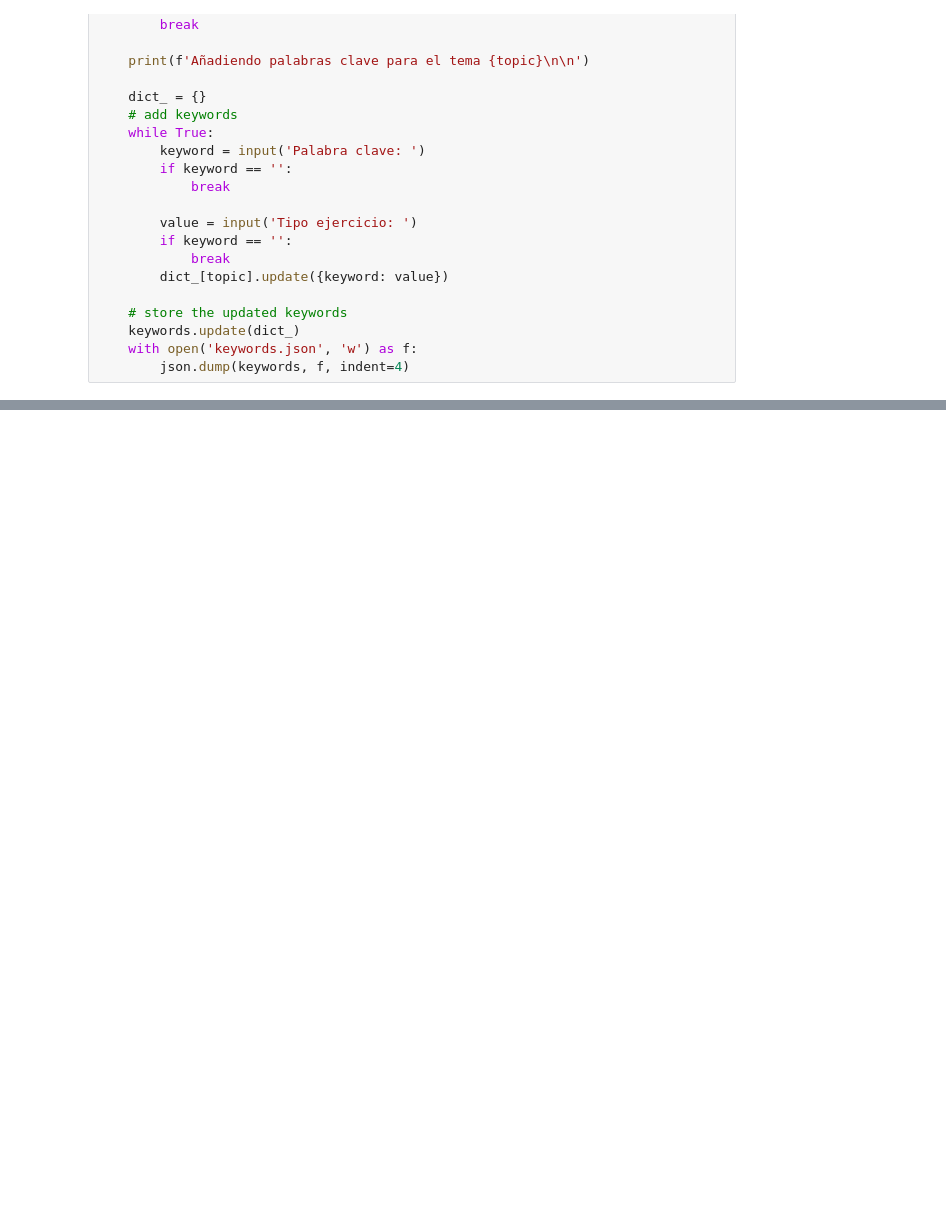
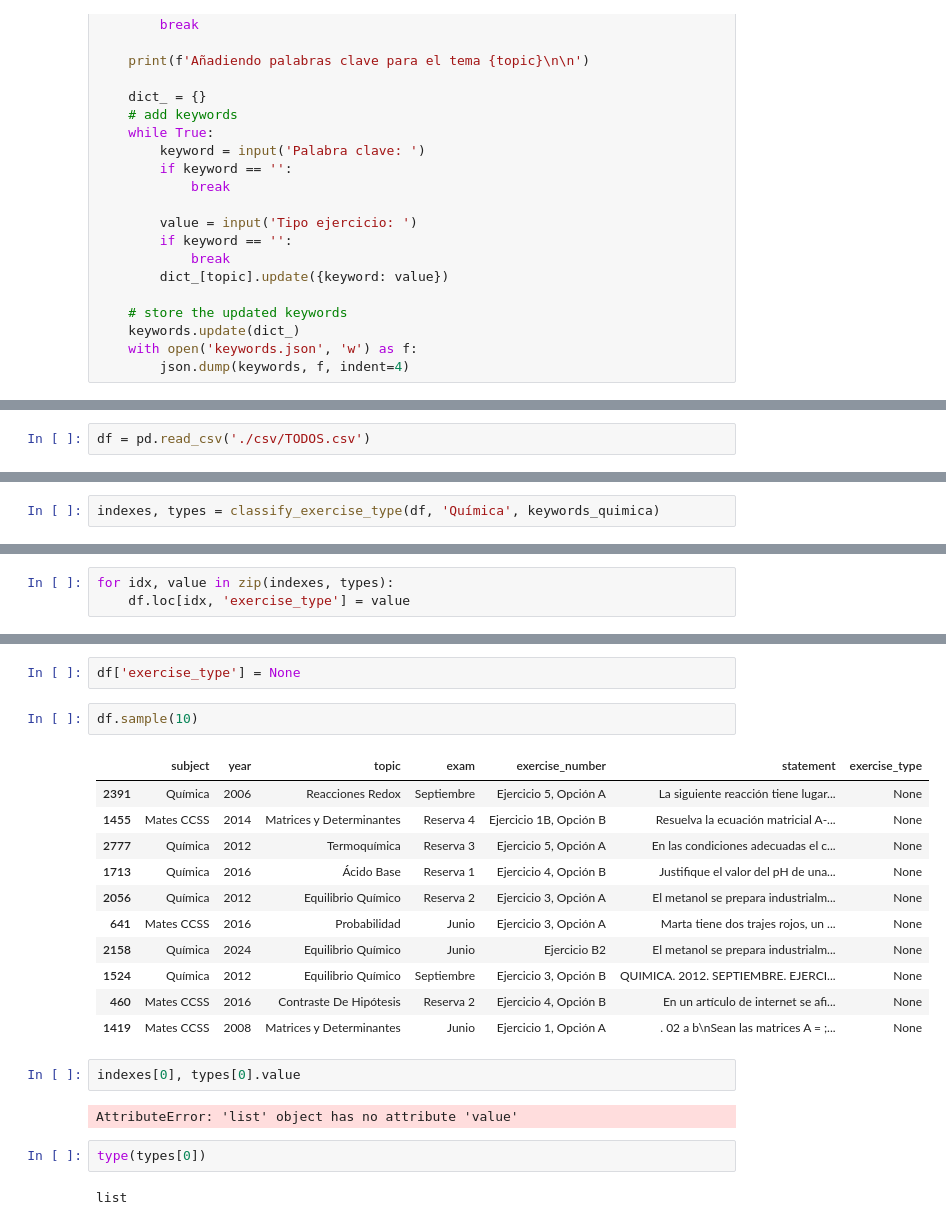
Before and after one commit to chusk2/emestrada_parser, a Jupyter notebook: test_classifier.ipynb, the cells around one changed output, grey strips where cells are left out. Saved outputs shown, nothing was run; the diff lists cells and outputs as text; blank space fills up the shorter version.

Commit message:
created classifier func. TODO: fix mismatching lengths in indexes, types

```diff
--- a/test_classifier.ipynb
+++ b/test_classifier.ipynb
@@ -197,0 +268,2 @@ def classify_exercise_type(topic):
+# %%
+df = pd.read_csv('./csv/TODOS.csv')
@@ -197,0 +279,2 @@ def classify_exercise_type(topic):
+# %%
+indexes, types = classify_exercise_type(df, 'Química', keywords_quimica)
@@ -197,0 +285,3 @@ def classify_exercise_type(topic):
+# %%
+for idx, value in zip(indexes, types):
+    df.loc[idx, 'exercise_type'] = value
@@ -197,0 +310,24 @@ def classify_exercise_type(topic):
+# %%
+df['exercise_type'] = None
+# %%
+df.sample(10)
+# %% [output]
+|  | subject | year | topic | exam | exercise_number | statement | exercise_type |
+| 2391 | Química | 2006 | Reacciones Redox | Septiembre | Ejercicio 5, Opción A | La siguiente reacción tiene lugar... | None |
+| 1455 | Mates CCSS | 2014 | Matrices y Determinantes | Reserva 4 | Ejercicio 1B, Opción B | Resuelva la ecuación matricial A-... | None |
+| 2777 | Química | 2012 | Termoquímica | Reserva 3 | Ejercicio 5, Opción A | En las condiciones adecuadas el c... | None |
+| 1713 | Química | 2016 | Ácido Base | Reserva 1 | Ejercicio 4, Opción B | Justifique el valor del pH de una... | None |
+| 2056 | Química | 2012 | Equilibrio Químico | Reserva 2 | Ejercicio 3, Opción A | El metanol se prepara industrialm... | None |
+| 641 | Mates CCSS | 2016 | Probabilidad | Junio | Ejercicio 3, Opción A | Marta tiene dos trajes rojos, un ... | None |
+| 2158 | Química | 2024 | Equilibrio Químico | Junio | Ejercicio B2 | El metanol se prepara industrialm... | None |
+| 1524 | Química | 2012 | Equilibrio Químico | Septiembre | Ejercicio 3, Opción B | QUIMICA. 2012. SEPTIEMBRE. EJERCI... | None |
+| 460 | Mates CCSS | 2016 | Contraste De Hipótesis | Reserva 2 | Ejercicio 4, Opción B | En un artículo de internet se afi... | None |
+| 1419 | Mates CCSS | 2008 | Matrices y Determinantes | Junio | Ejercicio 1, Opción A | . 02 a b\nSean las matrices A = ;... | None |
+# %%
+indexes[0], types[0].value
+# %% [output]
+AttributeError: 'list' object has no attribute 'value'
+# %%
+type(types[0])
+# %% [output]
+list
```
Also changed, not shown: parts of 16 cells of this notebook, 1 other file.
